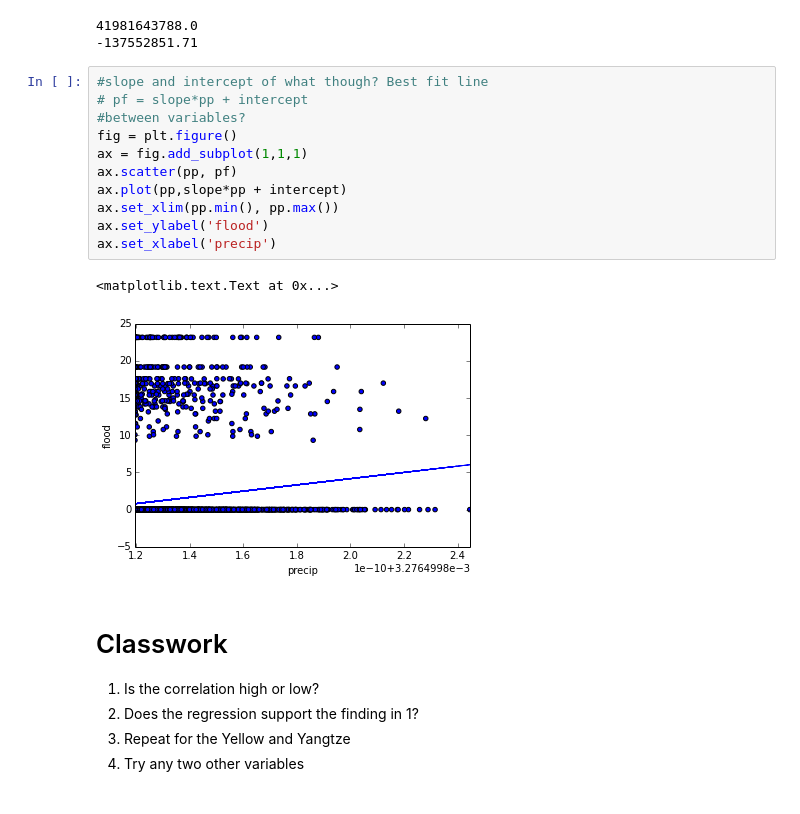
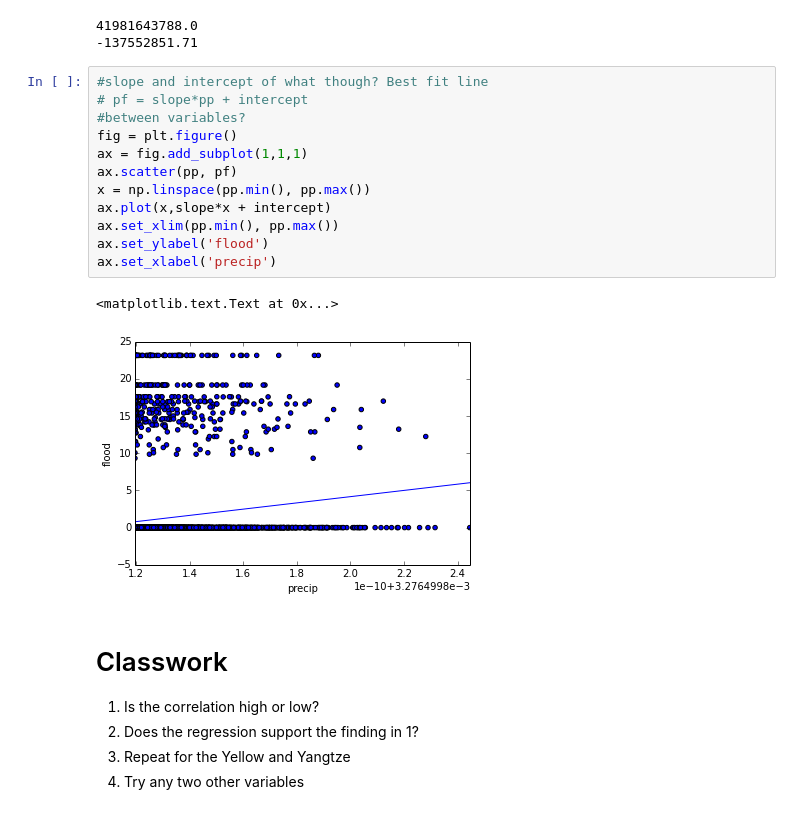
Before and after one commit to story645/EAS213, a Jupyter notebook: notebooks/class3.ipynb, the cells around one changed output. Cells and saved outputs as stored; diff of their text form.

```diff
--- a/notebooks/class3.ipynb
+++ b/notebooks/class3.ipynb
@@ -162,17 +165,18 @@ print intercept
 # %%
 #slope and intercept of what though? Best fit line
 # pf = slope*pp + intercept
 #between variables?
 fig = plt.figure()
 ax = fig.add_subplot(1,1,1)
 ax.scatter(pp, pf)
-ax.plot(pp,slope*pp + intercept)
+x = np.linspace(pp.min(), pp.max())
+ax.plot(x,slope*x + intercept)
 ax.set_xlim(pp.min(), pp.max())
 ax.set_ylabel('flood')
 ax.set_xlabel('precip')
 # %% [output]
 <matplotlib.text.Text at 0x...>
-[figure, old version]
+[figure, new version]
 # %% [markdown]
 Classwork
 ==========
```
Also changed, not shown: parts of 1 cell of this notebook.
